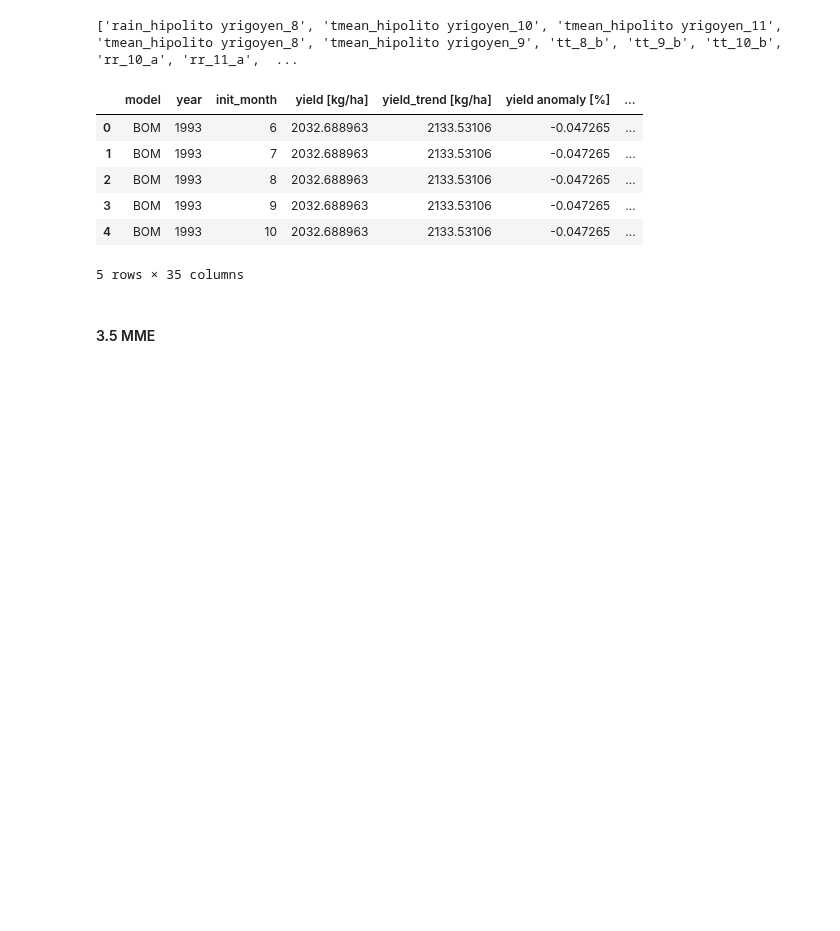
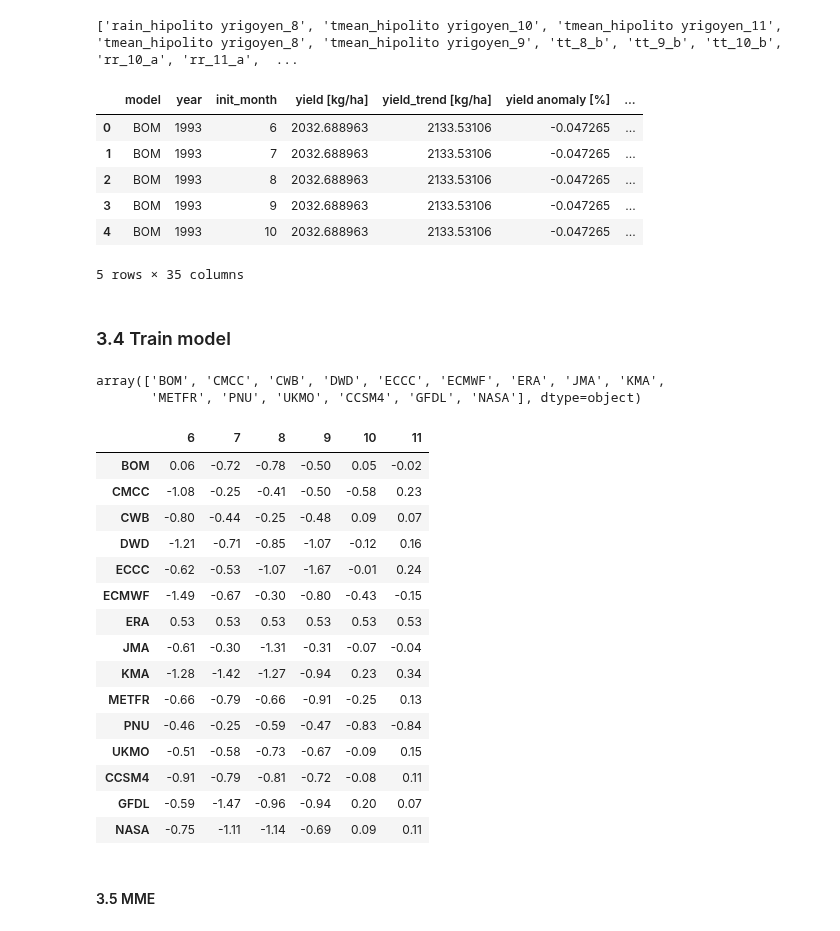
Before and after one commit to mzachow/wheat-yield-forecast-argentina, a Jupyter notebook: train_model_SCM.ipynb, the cells around one changed output. Drawn from its saved outputs; the diff is of its cells as text; code cells hidden in the pictures; blank space fills up the shorter version.

```diff
--- a/train_model_SCM.ipynb
+++ b/train_model_SCM.ipynb
@@ -24,7 +21,10 @@ The autoreload extension is already loaded. To reload it, use:
 ### 1. Read wheat and weather data
 # %%
 wheat = pd.read_csv("data/crop/national_yield_with_trend.csv")
-weather = pd.read_csv("data/hindcast_ba_era_features.csv")
+weather1 = pd.read_csv("data/hindcast_ba_era_features.csv")
+weather2 = pd.read_csv("data/nmme_basic_quantile_era_features.csv")
+
+weather = pd.concat([weather1, weather2], ignore_index=True).drop_duplicates().reset_index(drop=True)
 
 x_y_cv = weather.merge(wheat[["year", "yield [kg/ha]"]], on="year")
 x_y_cv = x_y_cv.loc[x_y_cv["year"] < 2017].reset_index(drop=True) # Leave test set aside
@@ -133,3 +133,5 @@ x_y_cv_expanded.head()
 | 3 | BOM | 1993 | 9 | 2032.688963 | 2133.53106 | -0.047265 | ... |
 | 4 | BOM | 1993 | 10 | 2032.688963 | 2133.53106 | -0.047265 | ... |
 5 rows × 35 columns
+# %% [markdown]
+### 3.4 Train model
@@ -136,3 +191,44 @@ x_y_cv_expanded.head()
+# %%
+x_y_cv_expanded["model"].unique()
+# %% [output]
+array(['BOM', 'CMCC', 'CWB', 'DWD', 'ECCC', 'ECMWF', 'ERA', 'JMA', 'KMA',
+       'METFR', 'PNU', 'UKMO', 'CCSM4', 'GFDL', 'NASA'], dtype=object)
+# %%
+models = ['BOM', 'CMCC', 'CWB', 'DWD', 'ECCC', 'ECMWF', 'ERA', 'JMA', 'KMA', 'METFR', 'PNU', 'UKMO', 'CCSM4', 'GFDL', 'NASA']
+results = pd.DataFrame(0, index=models, columns=[6, 7, 8, 9, 10, 11])
+for im in [6, 7, 8, 9, 10, 11]:
+    for model in models:
+        res = kfold_cross_validation(x_y_cv_expanded, model=model, init=im, no_of_features=2)
+        # rmse
+        #metric = 100 * mse(res["yield anomaly [%]"], res["predicted"], squared=False)
+        # mae
+        #metric = np.round(mae(res["predicted"], res["yield anomaly [%]"]), 4)
+        # r
+        #metric = np.round(pearsonr(res["predicted"], res["yield anomaly [%]"])[0], 2)
+
+        # coefficient of determination
+        metric = r2(res["yield anomaly [%]"], res["predicted"])
+
+        results.loc[model, im] = np.round(metric, 2)
+
+results
+# %% [output]
+|  | 6 | 7 | 8 | 9 | 10 | 11 |
+| BOM | 0.06 | -0.72 | -0.78 | -0.50 | 0.05 | -0.02 |
+| CMCC | -1.08 | -0.25 | -0.41 | -0.50 | -0.58 | 0.23 |
+| CWB | -0.80 | -0.44 | -0.25 | -0.48 | 0.09 | 0.07 |
+| DWD | -1.21 | -0.71 | -0.85 | -1.07 | -0.12 | 0.16 |
+| ECCC | -0.62 | -0.53 | -1.07 | -1.67 | -0.01 | 0.24 |
+| ECMWF | -1.49 | -0.67 | -0.30 | -0.80 | -0.43 | -0.15 |
+| ERA | 0.53 | 0.53 | 0.53 | 0.53 | 0.53 | 0.53 |
+| JMA | -0.61 | -0.30 | -1.31 | -0.31 | -0.07 | -0.04 |
+| KMA | -1.28 | -1.42 | -1.27 | -0.94 | 0.23 | 0.34 |
+| METFR | -0.66 | -0.79 | -0.66 | -0.91 | -0.25 | 0.13 |
+| PNU | -0.46 | -0.25 | -0.59 | -0.47 | -0.83 | -0.84 |
+| UKMO | -0.51 | -0.58 | -0.73 | -0.67 | -0.09 | 0.15 |
+| CCSM4 | -0.91 | -0.79 | -0.81 | -0.72 | -0.08 | 0.11 |
+| GFDL | -0.59 | -1.47 | -0.96 | -0.94 | 0.20 | 0.07 |
+| NASA | -0.75 | -1.11 | -1.14 | -0.69 | 0.09 | 0.11 |
 # %% [markdown]
 #### 3.5 MME
 # %%
```
Also changed, not shown: parts of 11 cells of this notebook, 3 other files.
